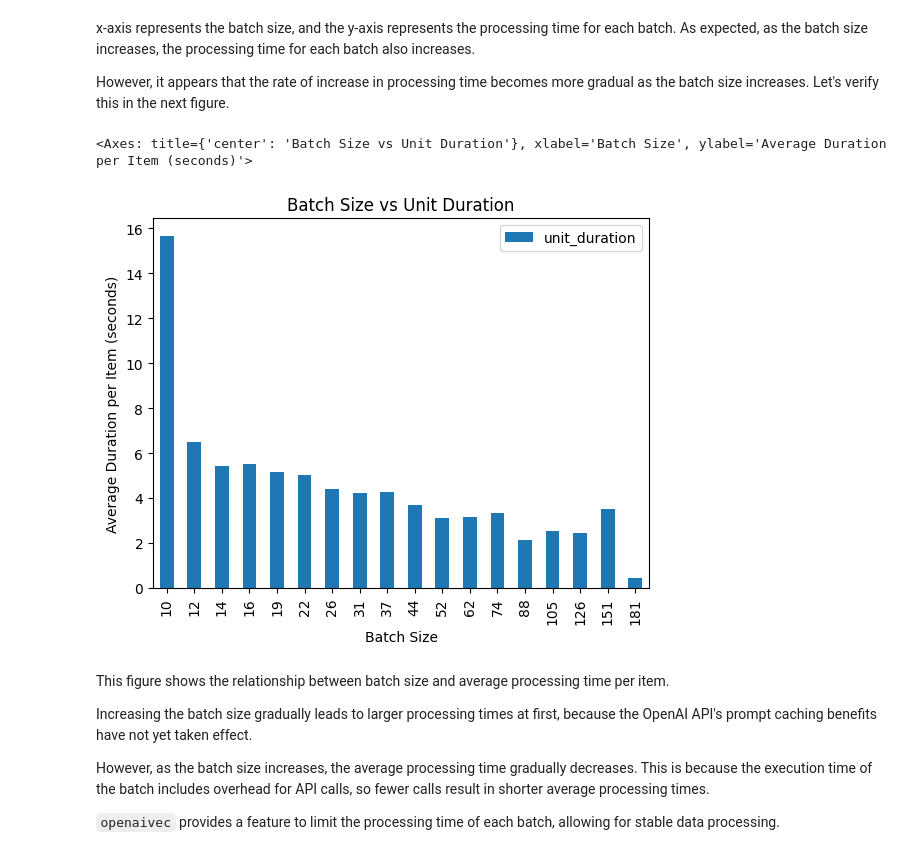
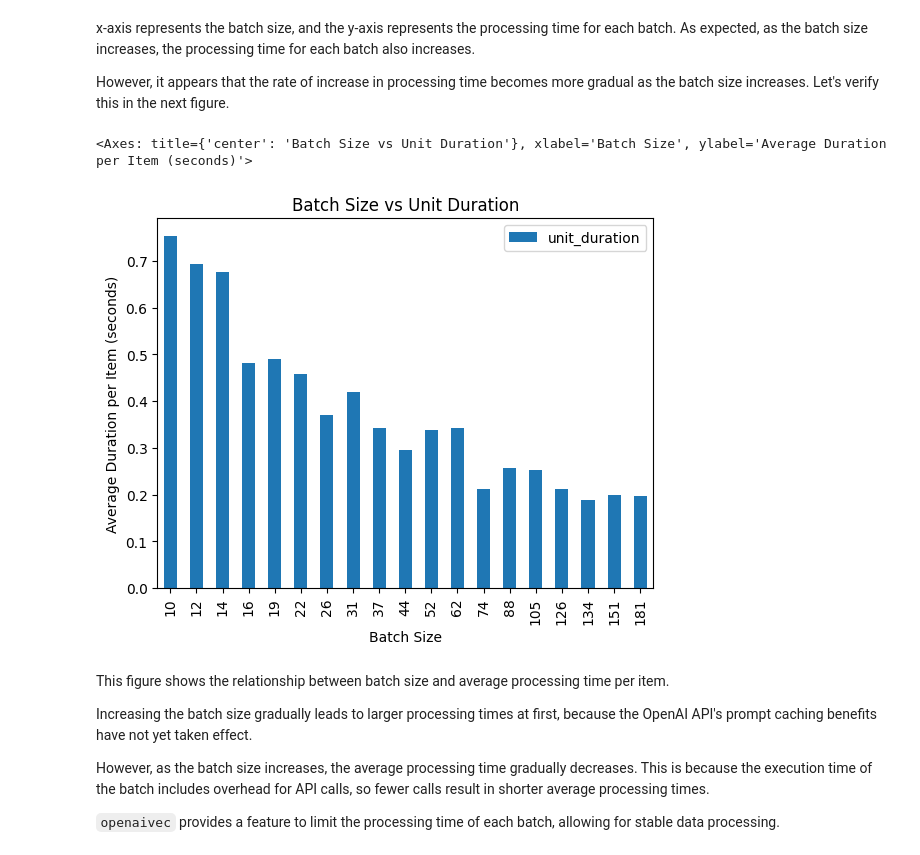
Before and after one commit to microsoft/openaivec, a Jupyter notebook: docs/examples/batch_size.ipynb, the cells around one changed output. Drawn from its saved outputs; the diff is of its cells as text; code cells hidden in the pictures.

```diff
--- a/docs/examples/batch_size.ipynb
+++ b/docs/examples/batch_size.ipynb
@@ -103,22 +117,24 @@ x-axis represents the batch size, and the y-axis represents the processing time
 
 However, it appears that the rate of increase in processing time becomes more gradual as the batch size increases. Let's verify this in the next figure.
 # %%
-pd.read_csv("suggester_history.csv").pipe(
-    lambda df: df.groupby("batch_size").sum("duration").reset_index()
+pd.read_csv("suggester_history.csv").assign(
+    label = lambda df: df["batch_size"]
+).pipe(
+    lambda df: df.groupby("label").sum(["duration", "batch_size"]).reset_index()
 ).assign(
     unit_duration=lambda df: df["duration"] / df["batch_size"]
 ).plot(
-    x="batch_size",
+    x="label",
     y="unit_duration",
     kind="bar",
     title="Batch Size vs Unit Duration",
     xlabel="Batch Size",
     ylabel="Average Duration per Item (seconds)",
 
 )
 # %% [output]
 <Axes: title={'center': 'Batch Size vs Unit Duration'}, xlabel='Batch Size', ylabel='Average Duration per Item (seconds)'>
-[figure, old version]
+[figure, new version]
 # %% [markdown]
 This figure shows the relationship between batch size and average processing time per item.
 
```
Also changed, not shown: parts of 3 cells of this notebook.
